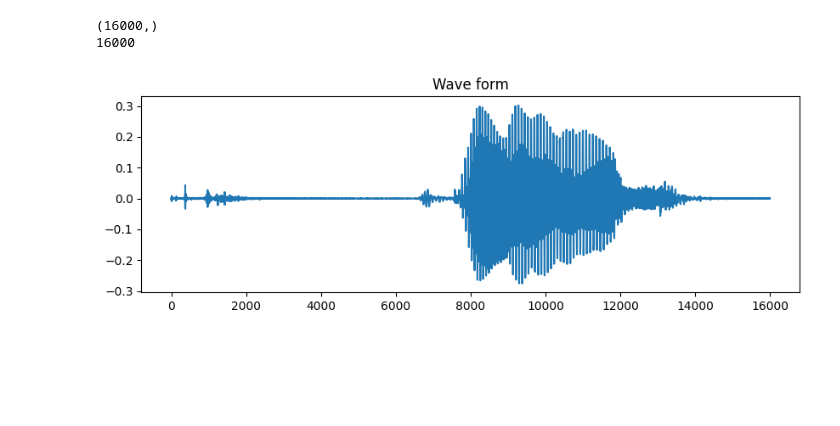
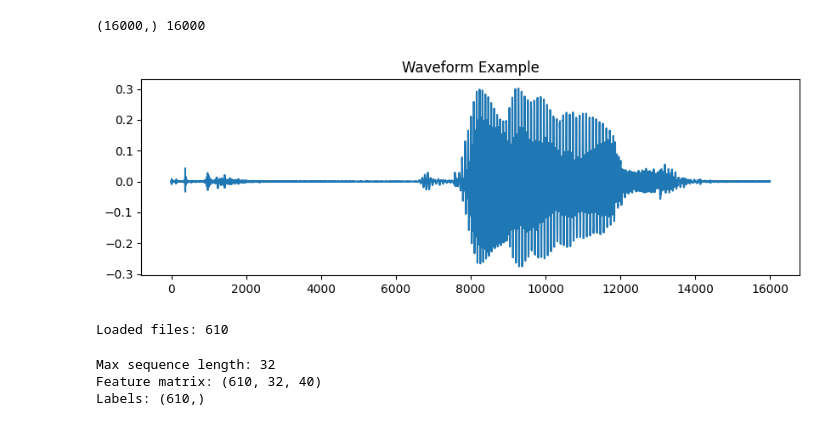
Before and after one commit to aabhiyann/audio-classification-cnn, a Jupyter notebook: notebooks/01_explore_audio_bird.ipynb, the cells around one changed output. Saved outputs shown, nothing was run; the diff lists cells and outputs as text; code cells hidden in the pictures; blank space fills up the shorter version.

```diff
--- a/notebooks/01_explore_audio_bird.ipynb
+++ b/notebooks/01_explore_audio_bird.ipynb
@@ -6,19 +13,14 @@ import matplotlib.pyplot as plt
 # %%
-#importing audio file from dataset
+#Load multiple audio files + Extract MFCC Features
 file_path = "../data/bird/0a7c2a8d_nohash_0.wav"
 
 y, sr = librosa.load(file_path, sr=16000)
+print(y.shape, sr)
 
-print(y.shape)
-print(sr)
+plt.figure(figsize=(10,3))
+plt.plot(y)
+plt.title("Waveform Example")
+plt.show()
 # %% [output]
-(16000,)
-16000
+(16000,) 16000
+[figure, added]
-# %%
-#Plotting waveform for bird audio file
-plt.figure(figsize=(10,3))
-plt.plot(y)
-plt.title("Wave form")
-plt.show()
-# %% [output]
-[figure, removed]
@@ -24,0 +33,44 @@ plt.show()
+# %%
+data_dir = "../data"
+
+X = []
+y = []
+
+class_labels = os.listdir(data_dir)
+
+for label in class_labels:
+    class_path = os.path.join(data_dir, label)
+
+    if not os.path.isdir(class_path):
+        continue
+
+    for file in os.listdir(class_path):
+        if file.endswith(".wav"):
+            file_path = os.path.join(class_path, file)
+            features = extract_features(file_path)
+            X.append(features)
+            y.append(label)
+
+print("Loaded files:", len(X))
+# %% [output]
+Loaded files: 610
+# %%
+max_len = max([f.shape[0] for f in X])  # longest MFCC time length
+print("Max sequence length:", max_len)
+
+X_padded = pad_sequences(
+    X,
+    maxlen=max_len,
+    padding='post',
+    dtype='float32'
+)
+
+X_padded = np.array(X_padded)
+y = np.array(y)
+
+print("Feature matrix:", X_padded.shape)
+print("Labels:", y.shape)
+# %% [output]
+Max sequence length: 32
+Feature matrix: (610, 32, 40)
+Labels: (610,)
```
Also changed, not shown: parts of 9 cells of this notebook.
